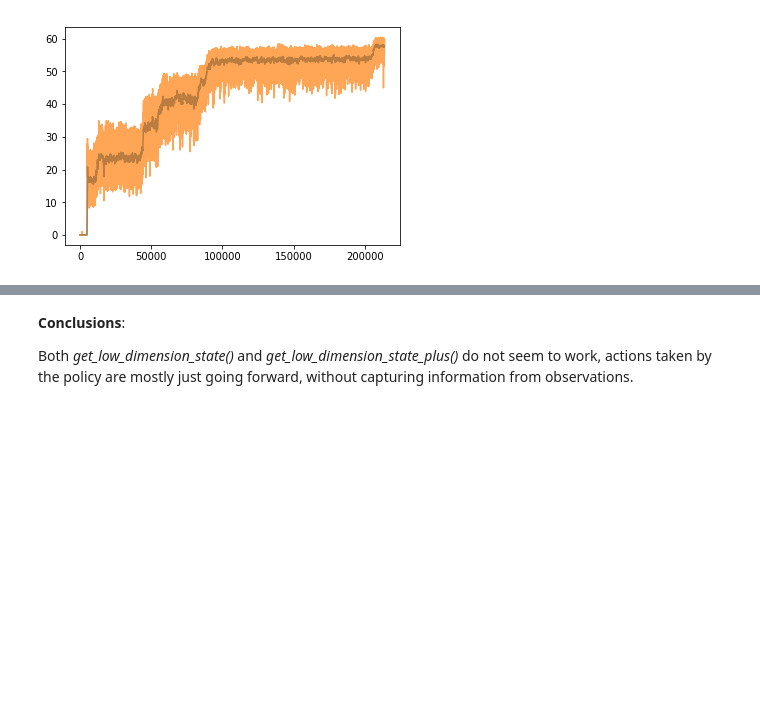
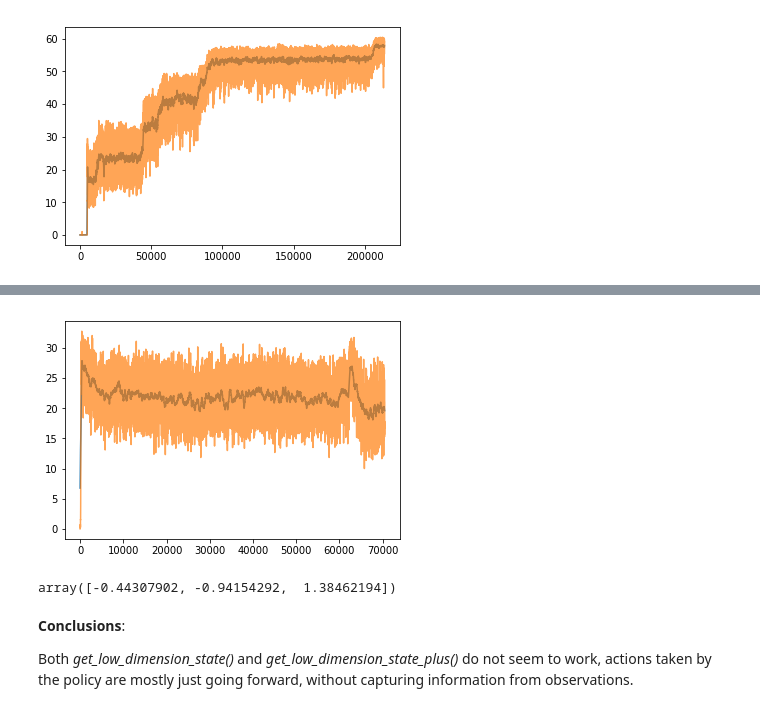
Before and after one commit to quantumiracle/Soft-Decision-Tree, a Jupyter notebook: image_based_envs/minatar_test/minatar_test_results.ipynb, the cells around one changed output, grey strips where cells are left out. Cells and saved outputs as stored; diff of their text form; code cells hidden in the pictures; blank space fills up the shorter version.

```diff
--- a/image_based_envs/minatar_test/minatar_test_results.ipynb
+++ b/image_based_envs/minatar_test/minatar_test_results.ipynb
@@ -94,3 +94,14 @@ plot_learning_curve(file_name)
+# %%
+file_name='./log/cdt_ppo_discrete_freewaydepth_44_id0'
+
+plot_learning_curve(file_name)
+# %% [output]
+[figure, added]
+# %%
+a=np.array([1,0.4, 3.2])
+(a-a.mean())/a.std()
+# %% [output]
+array([-0.44307902, -0.94154292,  1.38462194])
 # %% [markdown]
 __Conclusions__:
 
```
Also changed, not shown: parts of 1 cell of this notebook, 3 other files.
